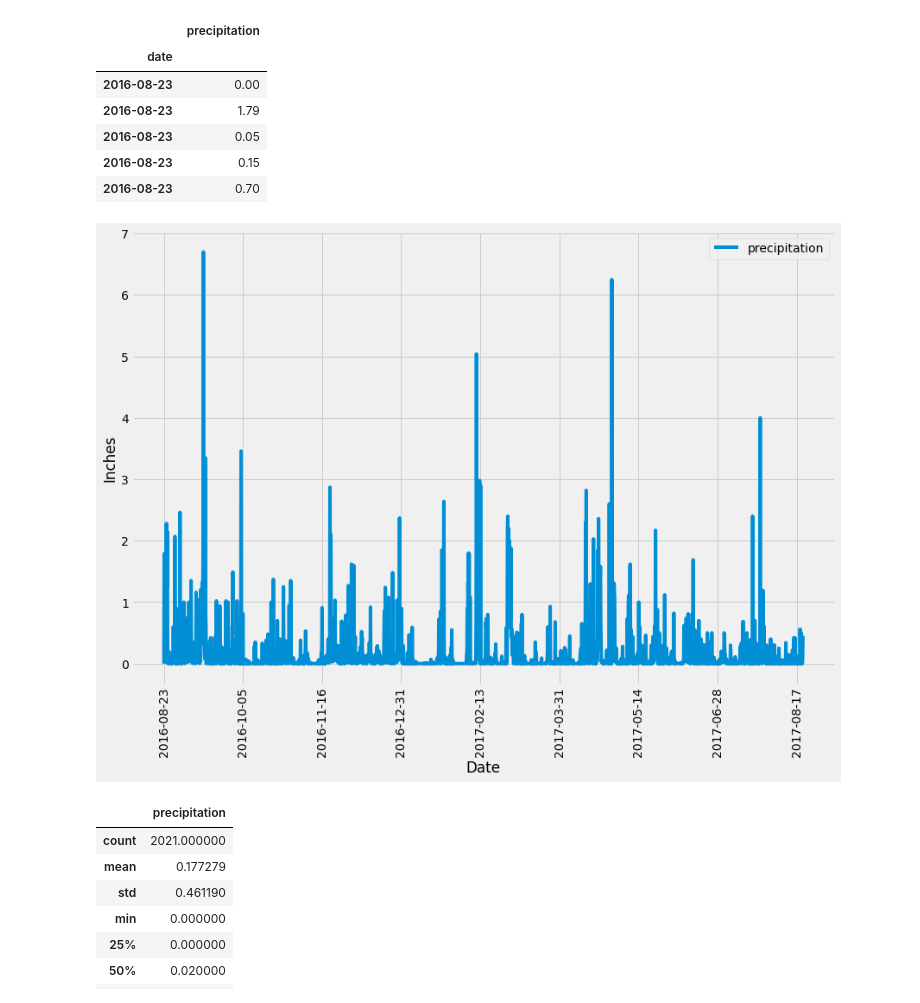
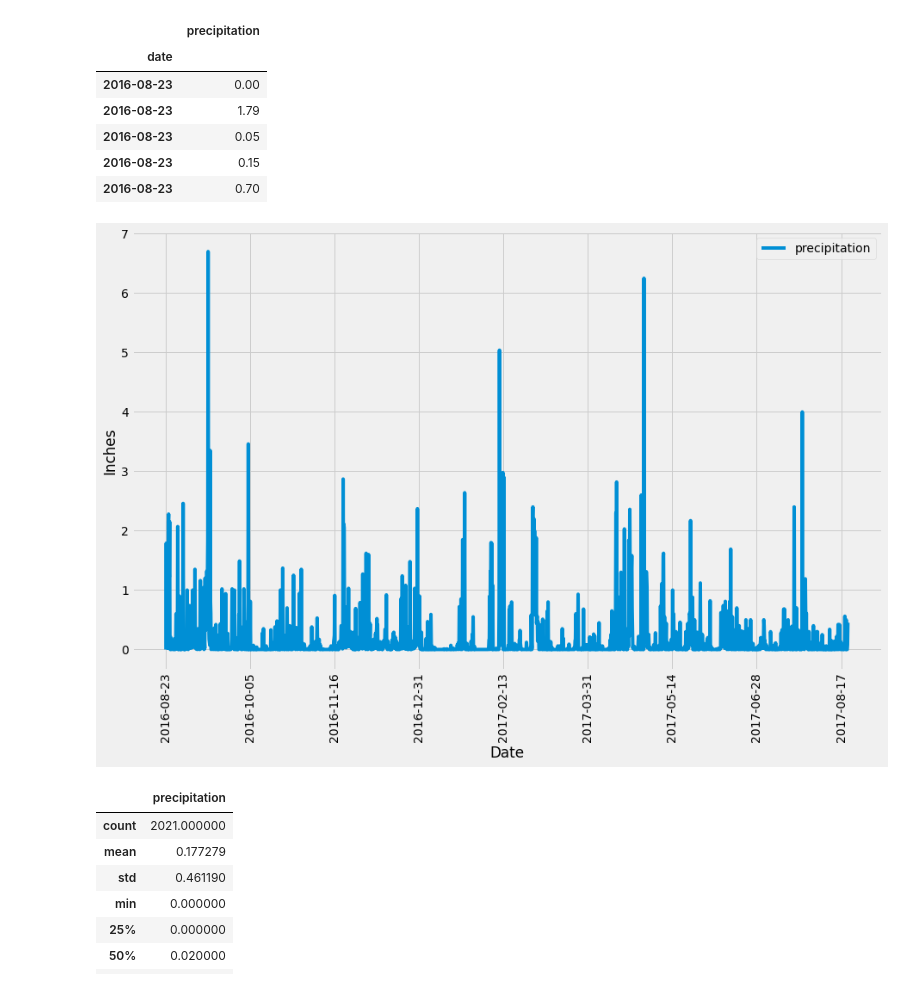
Before and after one commit to mtamrakar656/sqlalchemy-challenge, a Jupyter notebook: climate.ipynb, the cells around one changed output. Drawn from its saved outputs; the diff is of its cells as text; code cells hidden in the pictures.

```diff
--- a/climate.ipynb
+++ b/climate.ipynb
@@ -105,13 +105,15 @@ prcp_df.head()
 | 2016-08-23 | 0.70 |
 # %%
 # Use Pandas Plotting with Matplotlib to plot the data
-prcp_df.plot(figsize=(13,9), rot=90)
-plt.xlabel('Date')
-plt.ylabel('Inches')
+ax = prcp_df.plot(figsize=(13,9), rot=90)
+ax.set_xlabel('Date')
+ax.set_ylabel('Inches')
 plt.legend(loc='upper right')
+plt.tight_layout()
+plt.savefig("./Images/Precipation.png")
 plt.show()
 # %% [output]
-[figure, old version]
+[figure, new version]
 # %%
 # Use Pandas to calcualte the summary statistics for the precipitation data
 prcp_df.describe()
```
Also changed, not shown: parts of 2 cells of this notebook, 3 other files.
